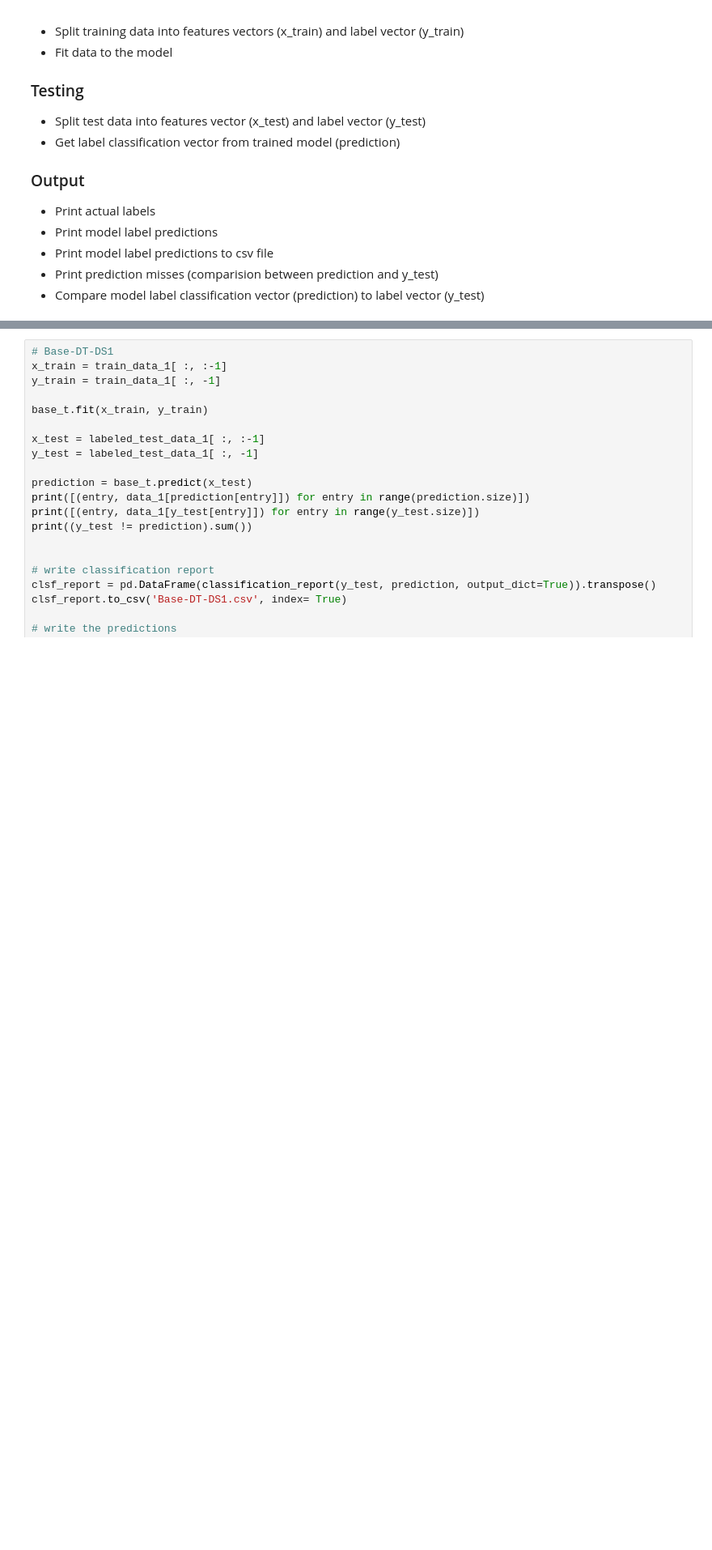
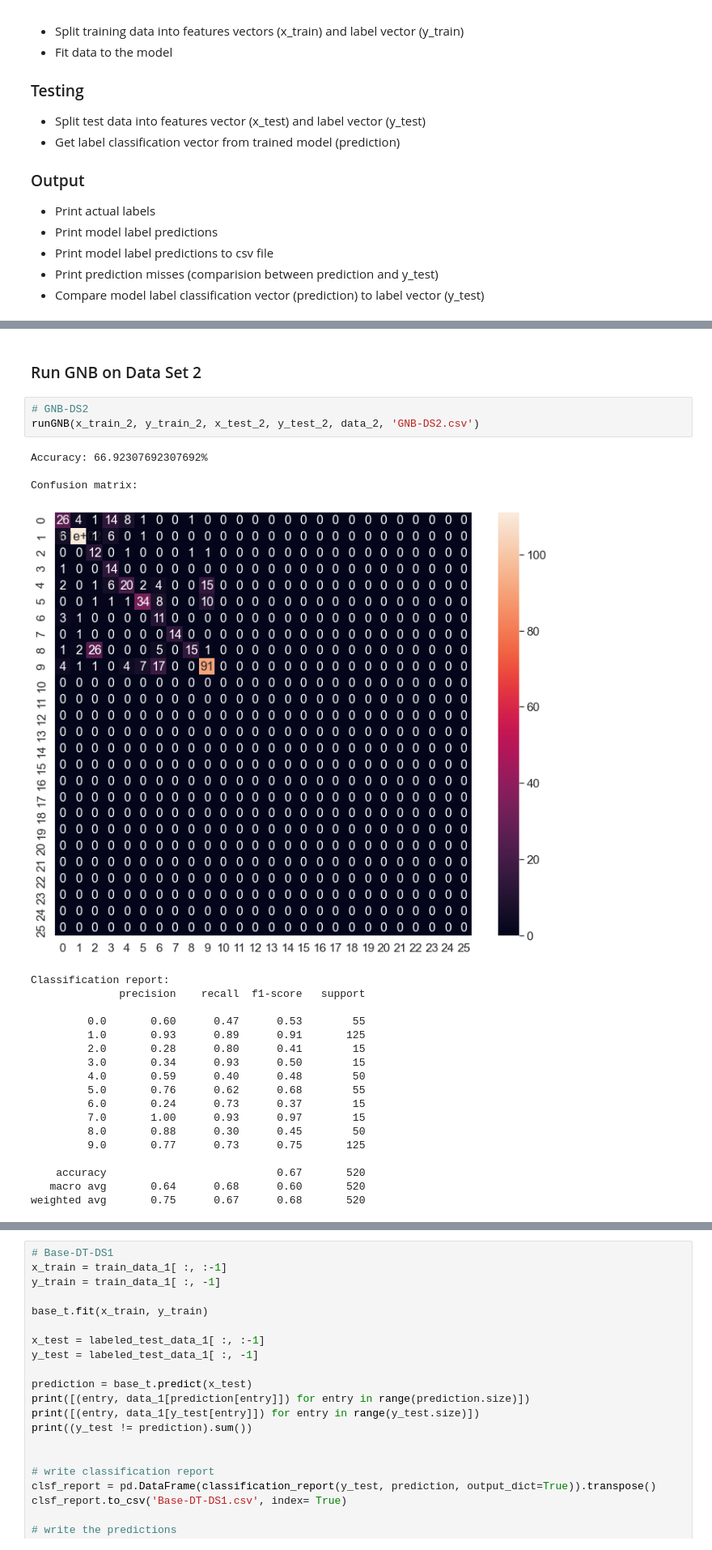
Before and after one commit to BryceHamilton/ML_Workbench, a Jupyter notebook: Assignment 1/MLbench.py.ipynb, the cells around one changed output, grey strips where cells are left out. Shown at 81% size. Drawn from its saved outputs; the diff is of its cells as text; blank space fills up the shorter version.

```diff
--- a/Assignment 1/MLbench.py.ipynb
+++ b/Assignment 1/MLbench.py.ipynb
@@ -275,0 +258,27 @@ weighted avg       0.75      0.67      0.68       520
+# %% [markdown]
+### Run GNB on Data Set 2
+# %%
+# GNB-DS2
+runGNB(x_train_2, y_train_2, x_test_2, y_test_2, data_2, 'GNB-DS2.csv')
+# %% [output]
+Accuracy: 66.92307692307692%
+
+Confusion matrix:
+[figure, added]
+Classification report:
+              precision    recall  f1-score   support
+
+         0.0       0.60      0.47      0.53        55
+         1.0       0.93      0.89      0.91       125
+         2.0       0.28      0.80      0.41        15
+         3.0       0.34      0.93      0.50        15
+         4.0       0.59      0.40      0.48        50
+         5.0       0.76      0.62      0.68        55
+         6.0       0.24      0.73      0.37        15
+         7.0       1.00      0.93      0.97        15
+         8.0       0.88      0.30      0.45        50
+         9.0       0.77      0.73      0.75       125
+
+    accuracy                           0.67       520
+   macro avg       0.64      0.68      0.60       520
+weighted avg       0.75      0.67      0.68       520
```
Also changed, not shown: parts of 10 cells of this notebook, 2 other files.
